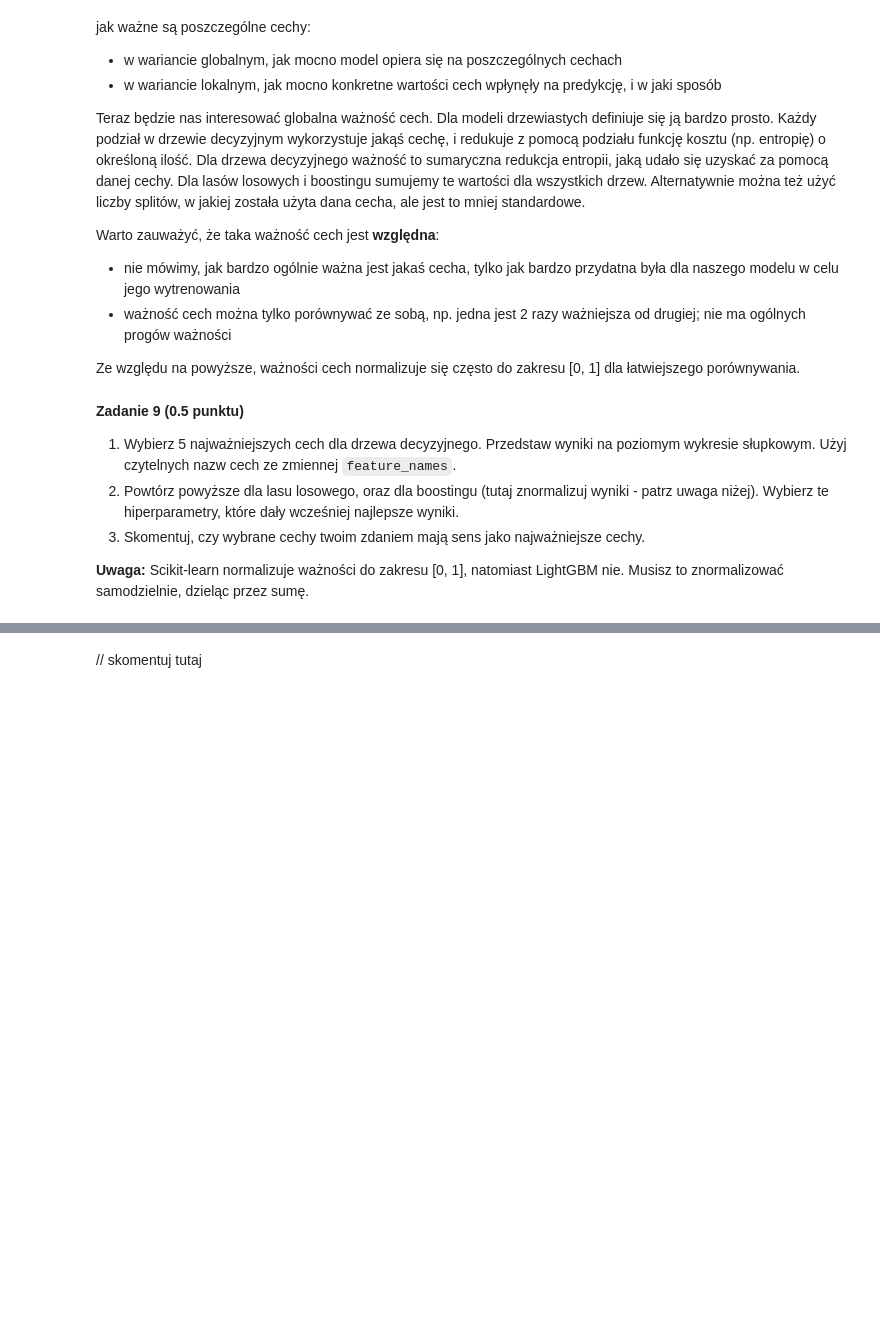
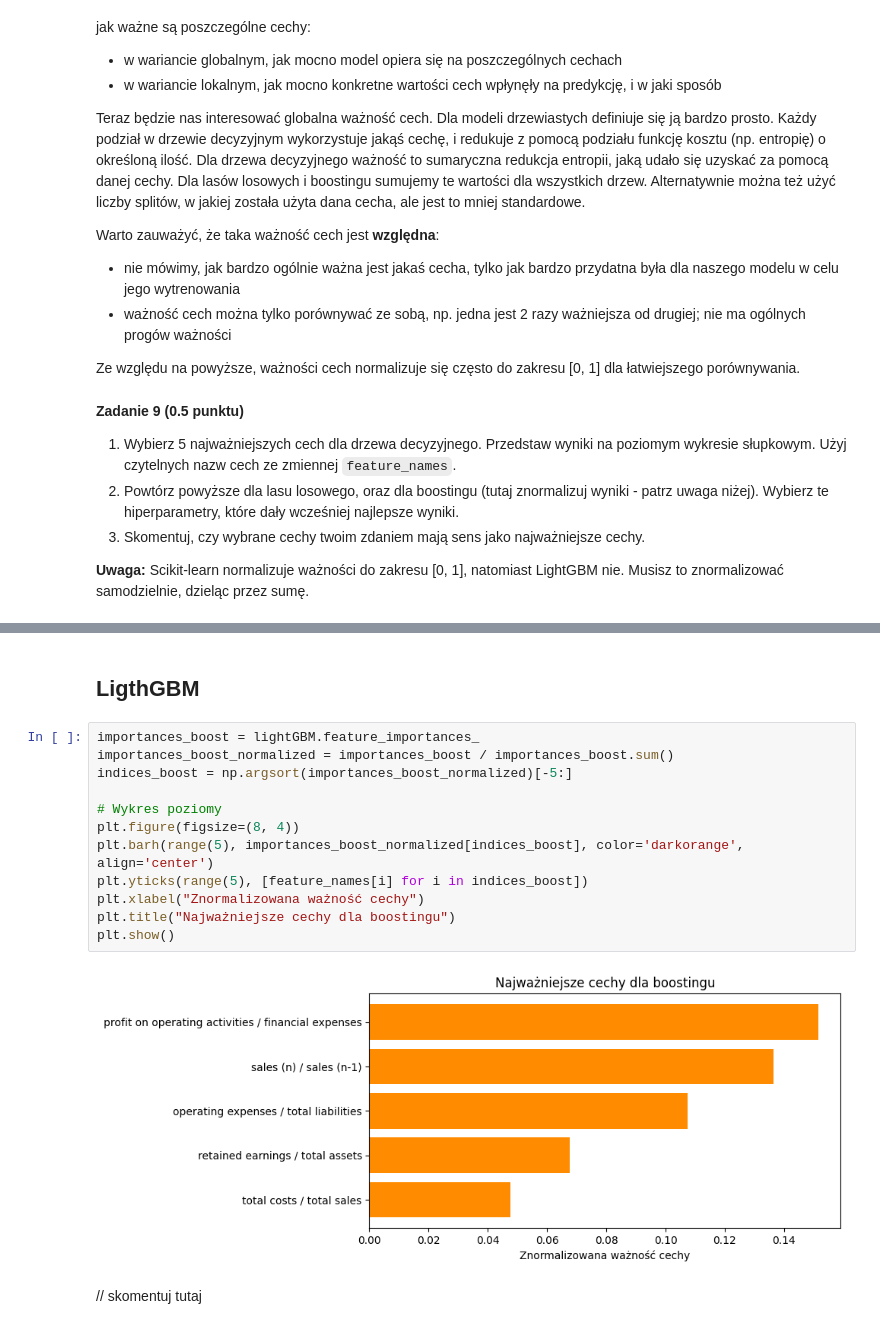
Before and after one commit to krudny/Introduction-to-artificial-inteligence, a Jupyter notebook: Lab2-decision-trees/lab_2.ipynb, the cells around one changed output, grey strips where cells are left out. Saved outputs shown, nothing was run; the diff lists cells and outputs as text; blank space fills up the shorter version.

```diff
--- a/Lab2-decision-trees/lab_2.ipynb
+++ b/Lab2-decision-trees/lab_2.ipynb
@@ -521,3 +587,19 @@ Ze względu na powyższe, ważności cech normalizuje się często do zakresu [0
+# %% [markdown]
+## LigthGBM
+# %%
+importances_boost = lightGBM.feature_importances_
+importances_boost_normalized = importances_boost / importances_boost.sum()
+indices_boost = np.argsort(importances_boost_normalized)[-5:]
+
+# Wykres poziomy
+plt.figure(figsize=(8, 4))
+plt.barh(range(5), importances_boost_normalized[indices_boost], color='darkorange', align='center')
+plt.yticks(range(5), [feature_names[i] for i in indices_boost])
+plt.xlabel("Znormalizowana ważność cechy")
+plt.title("Najważniejsze cechy dla boostingu")
+plt.show()
+# %% [output]
+[figure, added]
 # %% [markdown]
 // skomentuj tutaj
 # %% [markdown]
```
Also changed, not shown: parts of 15 cells of this notebook.
